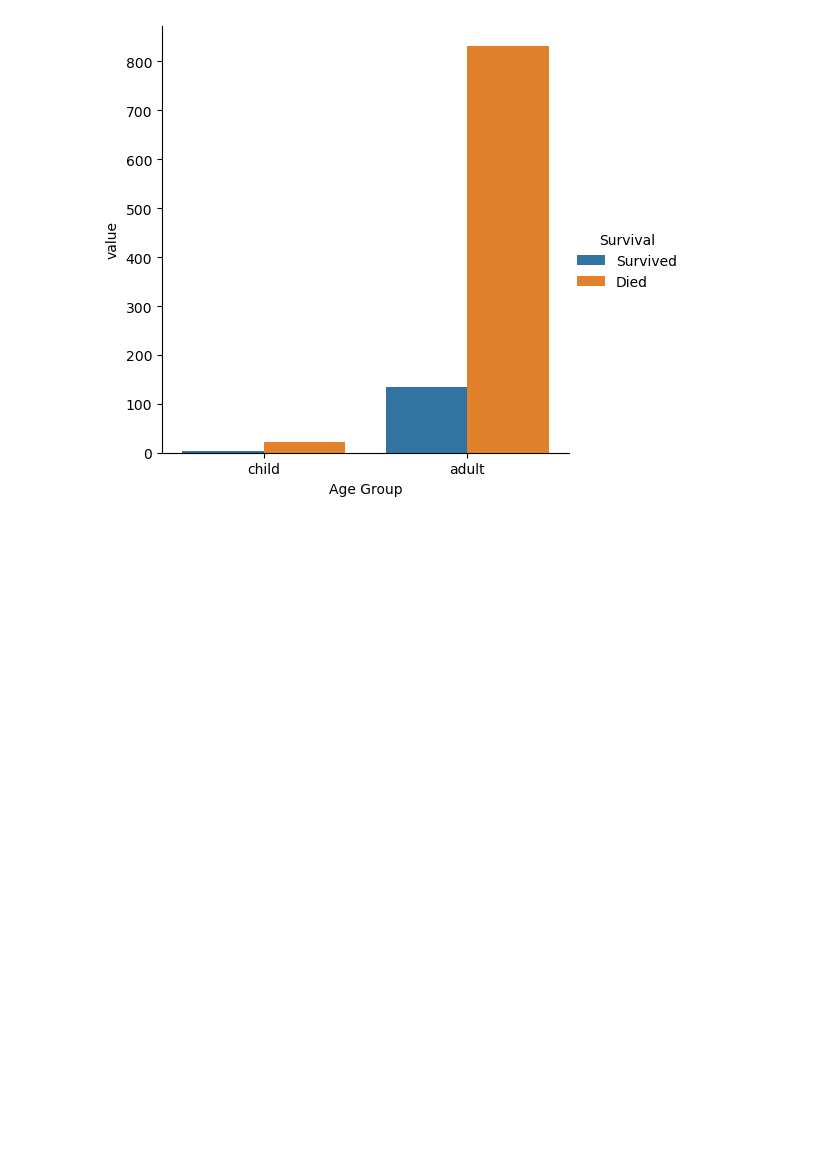
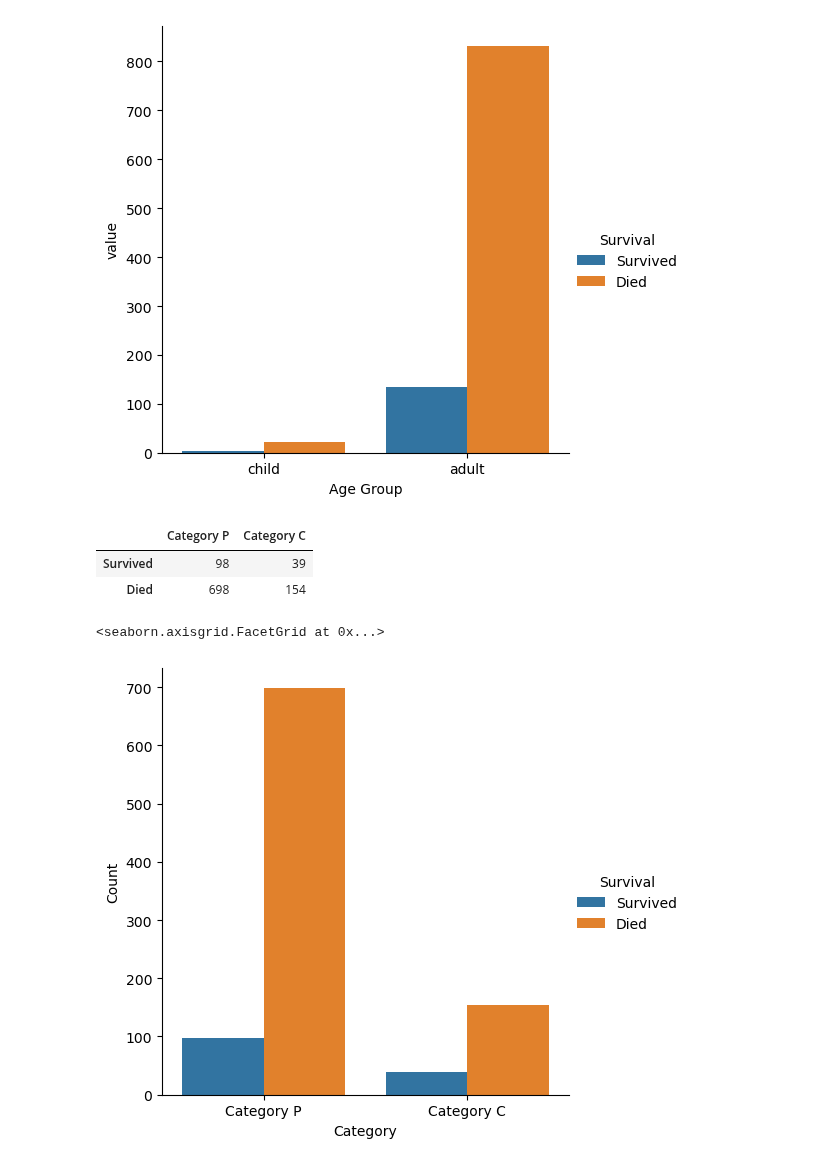
Before and after one commit to Asiandra/Artificial_Intelligence, a Jupyter notebook: Semester 1/Estonia/Estonia.ipynb, the cells around one changed output. Saved outputs shown, nothing was run; the diff lists cells and outputs as text; code cells hidden in the pictures; blank space fills up the shorter version.

```diff
--- a/Semester 1/Estonia/Estonia.ipynb
+++ b/Semester 1/Estonia/Estonia.ipynb
@@ -99,22 +99,35 @@ sns.catplot(data=age_survival, x="Age Group", y="value", hue="Survival", kind="b
 <seaborn.axisgrid.FacetGrid at 0x...>
 [figure]
 # %%
-country = {"Sweden": 0, "Estonia": 0, "Latvia": 0, "Russia": 0, "Finland": 0, "Norway": 0, "Germany": 0, "Denmark": 0, "Lithuania": 0, "Morocco": 0, "Netherlands": 0, "Ukraine": 0, "United Kingdom": 0, "Belarus": 0, "Canada": 0, "France": 0, "Nigeria": 0,}
+PS=0
+PD=0
+CS=0
+CD=0
 
-'''
-for passenger in df["Pclass"]:
-    if passenger == 1:
-        passengerClasses["First"] += 1
-    elif passenger == 2:
-        passengerClasses["Second"] += 1
-    elif passenger == 3:
-        passengerClasses["Third"] += 1
-percentClasses = {"First": (passengerClasses["First"]/len(df))*100,
-                 "Second": (passengerClasses["Second"]/len(df)*100),
-                 "Third": (passengerClasses["Third"]/len(df)*100)
-                 }
-freqTable = {
-    "Classes": ["First", "Second", "Third"],
-    "Percent": [percentClasses["First"],
-                percentClasses["Second"],
-                percentClasses["Third"]]
+for idx in range(len(df)):
+    if df.loc[idx]['Category'] == 'P' and df.loc[idx]['Survived'] ==0:
+        PD += 1
+    elif df.loc[idx]['Category'] == 'P' and df.loc[idx]['Survived'] ==1:
+        PS += 1
+    elif df.loc[idx]['Category'] == 'C' and df.loc[idx]['Survived'] ==0:
+        CD += 1
+    elif df.loc[idx]['Category'] == 'C' and df.loc[idx]['Survived'] == 1:
+        CS += 1
+
+comTable = pd.DataFrame({
+    'Category P': [PS, PD],
+    'Category C': [CS, CD],
+})
+comTable.index = ['Survived', 'Died']
+comTable.head()
+# %% [output]
+|  | Category P | Category C |
+| Survived | 98 | 39 |
+| Died | 698 | 154 |
+# %%
+comTable_melt = comTable.reset_index().melt(id_vars='index', var_name='Category', value_name='Count')
+comTable_melt.rename(columns={'index': 'Survival'}, inplace=True)
+sns.catplot(data=comTable_melt, x='Category', y='Count', hue='Survival', kind='bar')
+# %% [output]
+<seaborn.axisgrid.FacetGrid at 0x...>
+[figure, added]
```
Also changed, not shown: 3 other files.
